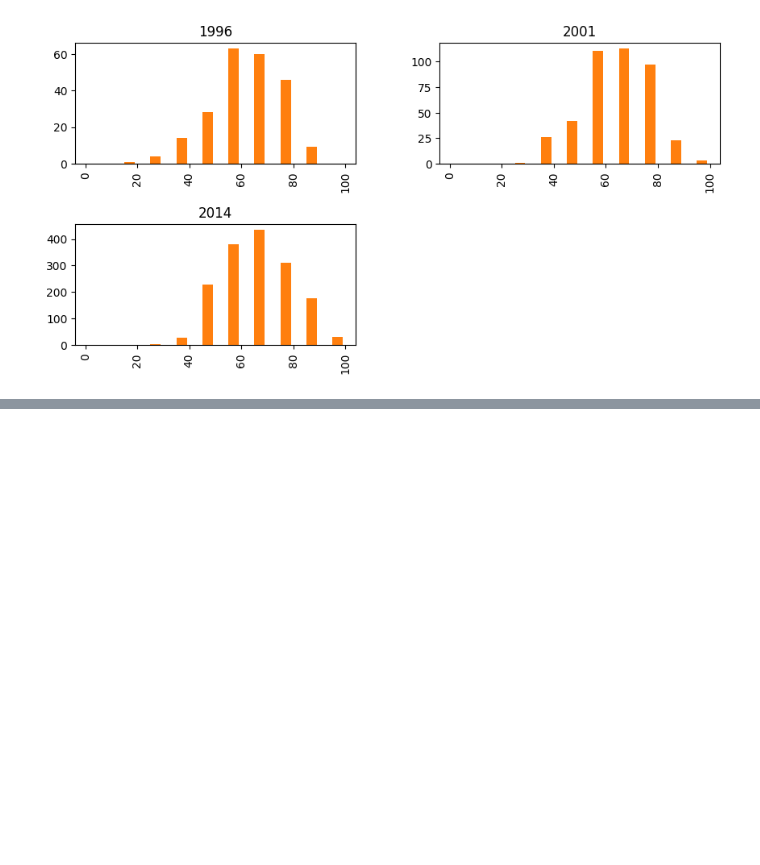
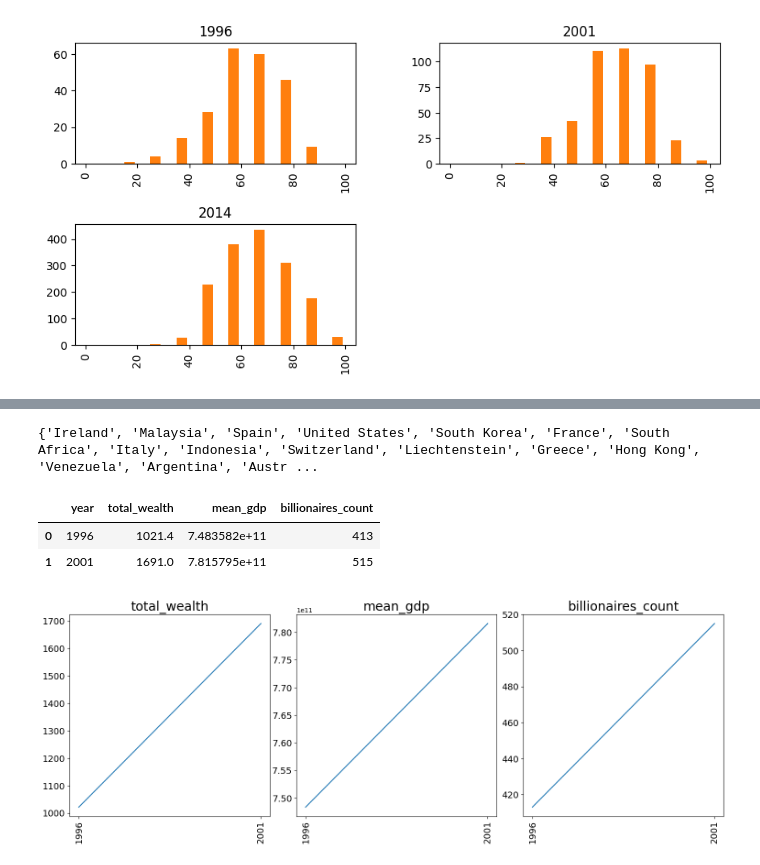
Before and after one commit to babakmahmoudian/billionaires, a Jupyter notebook: billionaires.ipynb, the cells around one changed output, grey strips where cells are left out. Saved outputs shown, nothing was run; the diff lists cells and outputs as text; code cells hidden in the pictures; blank space fills up the shorter version.

```diff
--- a/billionaires.ipynb
+++ b/billionaires.ipynb
@@ -684,0 +726,68 @@ ax = df[['year', 'demographics.age']].hist(
+# %%
+from functools import reduce
+
+# Removing instances without GDP and limiting to required features
+df_has_gdp = df[~pd.isna(df['location.gdp'])][
+    [
+        'year',
+        'location.citizenship',
+        'location.gdp',
+        'wealth.worth in billions'
+    ]]
+
+# listing the years of data
+years = df_has_gdp['year'].unique().tolist()
+
+# Partitioning dataframe by year
+df_groupby_year = df_has_gdp[cols].groupby('year')
+
+# Extracting names of countries in all years
+countries_per_years = [
+    set(
+        df_groupby_year.get_group(idx)['location.citizenship'].unique()
+    ) for idx in years]
+selected_countries = reduce(
+    lambda x, y: x.intersection(y), countries_per_years)
+
+print(selected_countries)
+# %% [output]
+{'Ireland', 'Malaysia', 'Spain', 'United States', 'South Korea', 'France', 'South Africa', 'Italy', 'Indonesia', 'Switzerland', 'Liechtenstein', 'Greece', 'Hong Kong', 'Venezuela', 'Argentina', 'Austr ...
+# %%
+# Limiting the dataframe to countries that are in all years of data
+df_all_years = (df_has_gdp[df_has_gdp['location.citizenship']
+                           .isin(selected_countries)])
+
+# Calculating the mean GDP of each year
+df_all_years['mean_gdp'] = df_all_years['year'].apply(
+    lambda x: (
+        df_all_years[df_all_years['year'] == x]
+        .drop_duplicates(subset=['location.citizenship'])
+        .sum(numeric_only=True)['location.gdp']) / len(selected_countries))
+
+df_result = df_all_years.groupby('year').agg(
+    total_wealth = ('wealth.worth in billions', np.sum),
+    mean_gdp = ('mean_gdp', np.mean),
+    billionaires_count = ('year', 'count'))
+
+
+df_result = df_result.reset_index()
+df_result
+# %% [output]
+|  | year | total_wealth | mean_gdp | billionaires_count |
+| 0 | 1996 | 1021.4 | 7.483582e+11 | 413 |
+| 1 | 2001 | 1691.0 | 7.815795e+11 | 515 |
+# %%
+fig, ax = plt.subplots(1, 3,constrained_layout=True, figsize=(15, 5))
+fig.tight_layout()
+subplot_idx = 0
+for col in ['total_wealth','mean_gdp','billionaires_count']:
+    cur_ax = ax[subplot_idx]
+    subplot_idx += 1
+    lines = cur_ax.plot(df_result['year'], df_result[col])
+    cur_ax.set_xticks(years, size=10)
+    cur_ax.tick_params(axis='x', labelrotation=90)
+    cur_ax.set_title(col, size=20)
+    cur_ax.tick_params(axis='x', which='major', labelsize=14)
+    cur_ax.tick_params(axis='y', which='major', labelsize=14)
+# %% [output]
+[figure, added]
```
Also changed, not shown: parts of 6 cells of this notebook.
